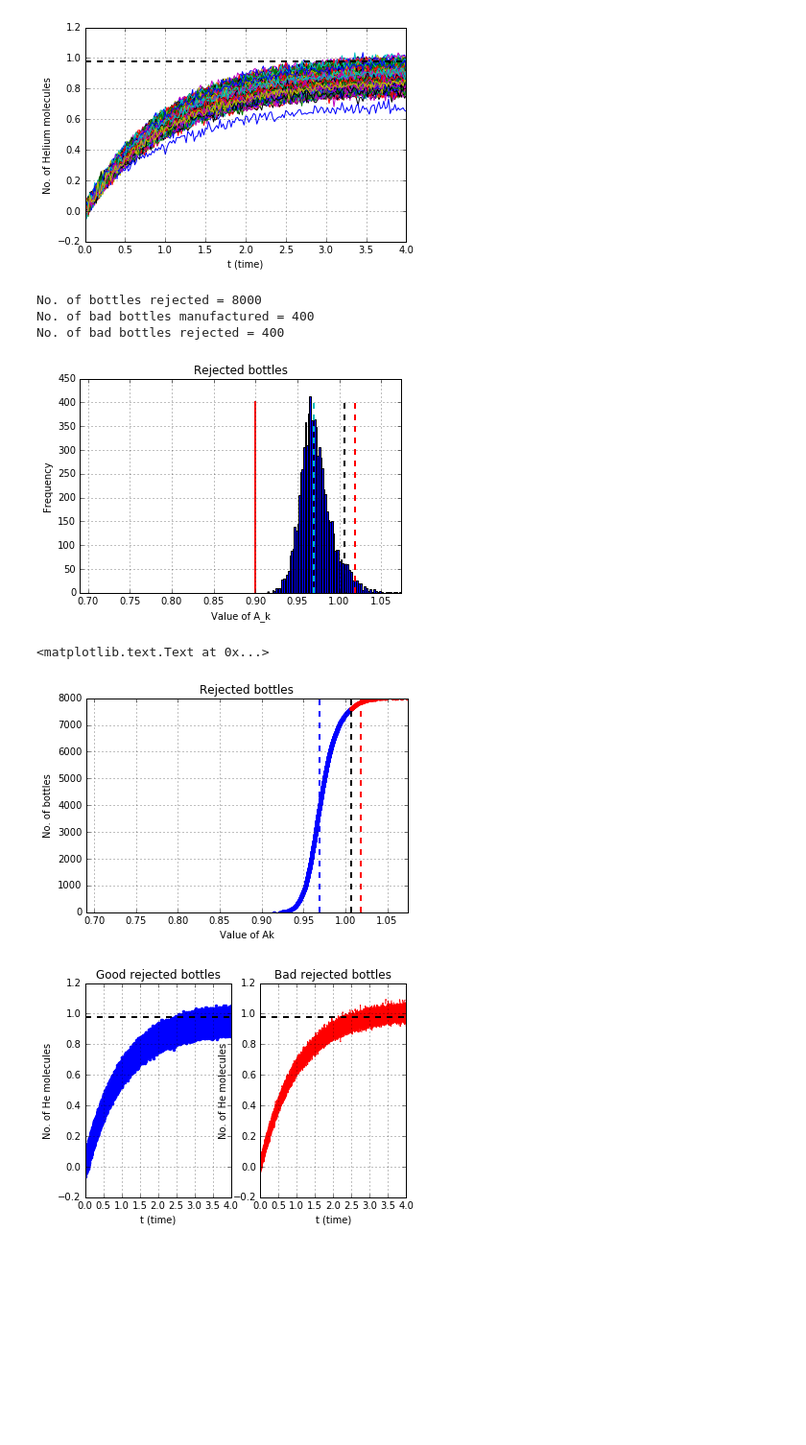
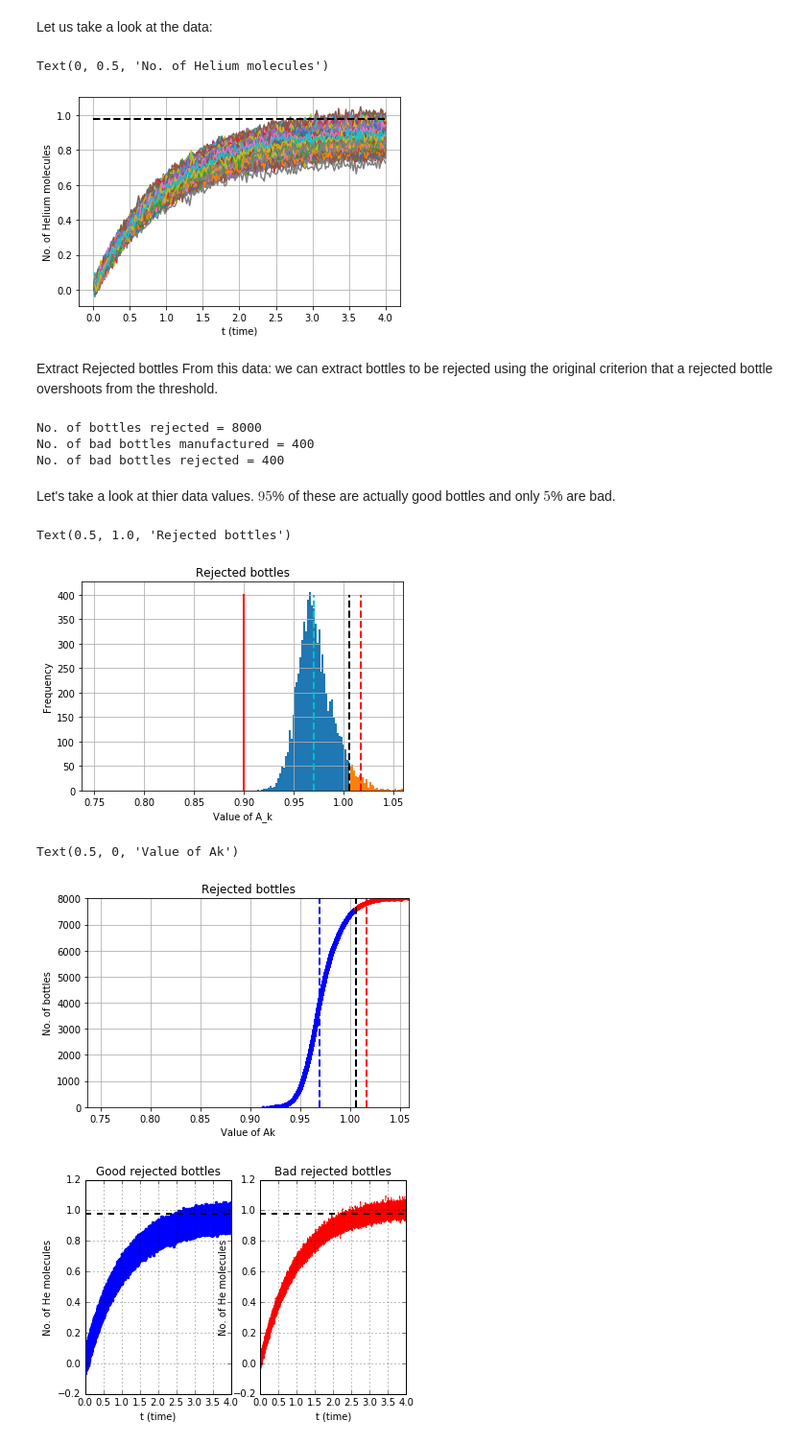
Before and after one commit to mhsnjvd/bottles, a Jupyter notebook: bottles.ipynb, the cells around one changed output. Shown: that part at 96% size. Drawn from its saved outputs; the diff is of its cells as text; code cells hidden in the pictures; blank space fills up the shorter version.

```diff
--- a/bottles.ipynb
+++ b/bottles.ipynb
@@ -177,0 +174,4 @@ data = data + s*np.random.randn(data.shape[0], data.shape[1])
+# %%
+a = 1.0;
+N_0 = 1.0 / a * (1 - np.exp(-a * t))
+data = np.outer(Ak, N_0)
@@ -181,16 +192,21 @@ data = data + s*np.random.randn(data.shape[0], data.shape[1])
 max_vals = np.sort(data.max(1))
 pr = .08
 Q = max_vals[round(N*(1-pr))-1]
+# %% [markdown]
+Let us take a look at the data:
 # %%
-##
-# This is what the data looks like:
 plt.plot(t, data[100*np.random.permutation(int(np.floor(N/100.0))), :].transpose());
-plt.hold('on')
 plt.grid('on')
 plt.plot([0, T], [Q, Q], '--k', linewidth=2)
 plt.xlabel('t (time)')
 plt.ylabel('No. of Helium molecules')
-plt.hold('off')
 # %% [output]
+Text(0, 0.5, 'No. of Helium molecules')
-[figure, old version]
+[figure, new version]
+# %% [markdown]
+Extract Rejected bottles
+From this data: we can extract
+bottles to be rejected using the
+original criterion that a rejected
+bottle overshoots from the threshold.
 # %%
@@ -213,15 +224,14 @@ print('No. of bad bottles rejected = %d' % np.sum(rejected_bottles>=Ng))
 No. of bottles rejected = 8000
 No. of bad bottles manufactured = 400
 No. of bad bottles rejected = 400
+# %% [markdown]
+Let's take a look at thier data values.
+$95$% of these are actually good bottles
+and only $5$% are bad.
 # %%
-##
-# Let's take a look at thier data values.
-# $95$% of these are actually good bottles
-# and only $5$% are bad.
 r1 = rejected_bottles[rejected_bottles < Ng]
 r2 = rejected_bottles[rejected_bottles >= Ng]
 plt.hist(Ak[r1], 50);
-plt.hold('on')
 plt.hist(Ak[r2], bins=30);
 plt.grid('on')
 plt.plot([A_threshold, A_threshold], [0, 400], '--k', linewidth=2)
@@ -234,12 +244,11 @@ plt.xlabel('Value of A_k')
 plt.ylabel('Frequency')
 plt.xlim([Ak_min, Ak_max])
 plt.title('Rejected bottles')
-plt.hold('off')
 # %% [output]
+Text(0.5, 1.0, 'Rejected bottles')
-[figure, old version]
+[figure, new version]
 # %%
 plt.plot(Ak[r1], np.arange(len(r1)), '.b')
-plt.hold('on')
 plt.plot(Ak[r2], len(r1) + np.arange(len(r2)), '.r')
 yLims = [0, len(r1) + len(r2)]
 plt.plot([A_threshold, A_threshold], yLims, '--k', linewidth=2)
@@ -248,15 +257,14 @@ ub_m = np.mean(Ak[r2])
 plt.plot([ug_m, ug_m], yLims, '--b', linewidth=2)
 plt.plot([ub_m, ub_m], yLims, '--r', linewidth=2)
 plt.grid('on')
-plt.hold('off')
 plt.xlim([Ak_min, Ak_max])
 plt.ylim(yLims)
 plt.title('Rejected bottles')
 plt.ylabel('No. of bottles')
 plt.xlabel('Value of Ak')
 # %% [output]
-<matplotlib.text.Text at 0x...>
+Text(0.5, 0, 'Value of Ak')
-[figure, old version]
+[figure, new version]
 # %%
 plt.subplot(1, 2, 1)
 plt.plot(t, data[r1,:].transpose(), '.b')
```
Also changed, not shown: parts of 29 cells of this notebook.
